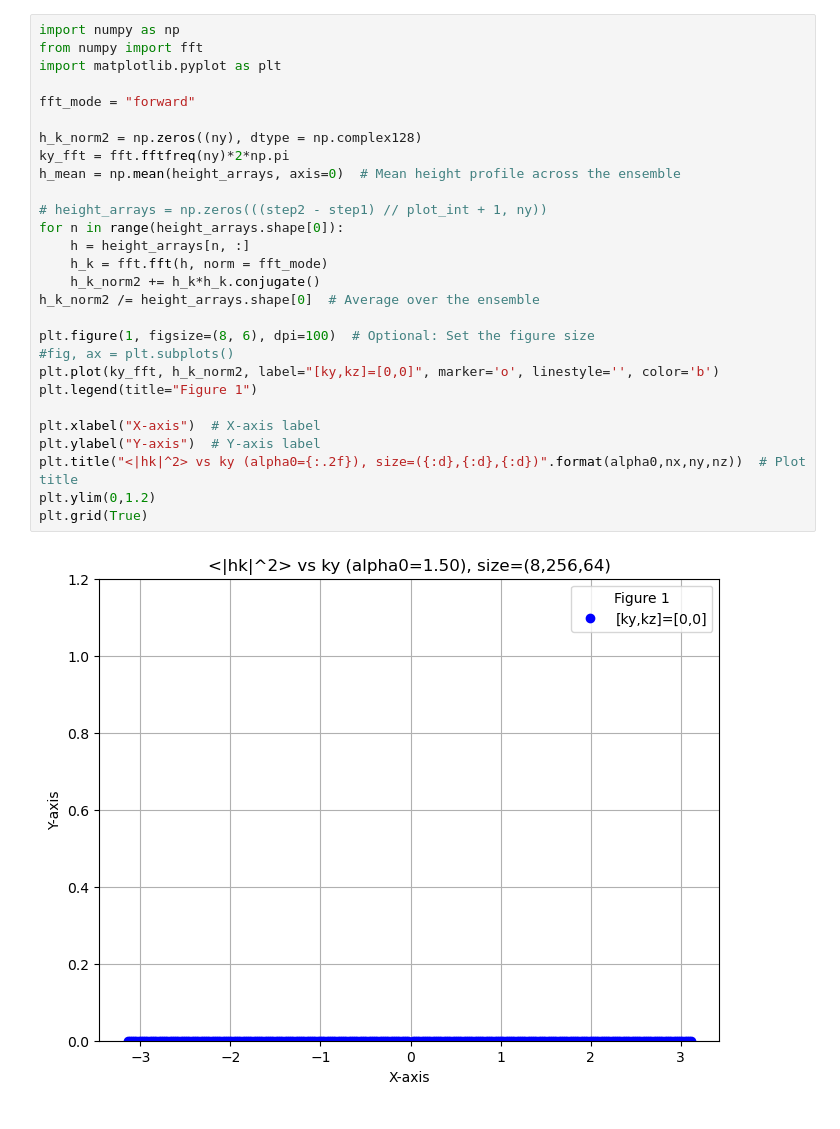
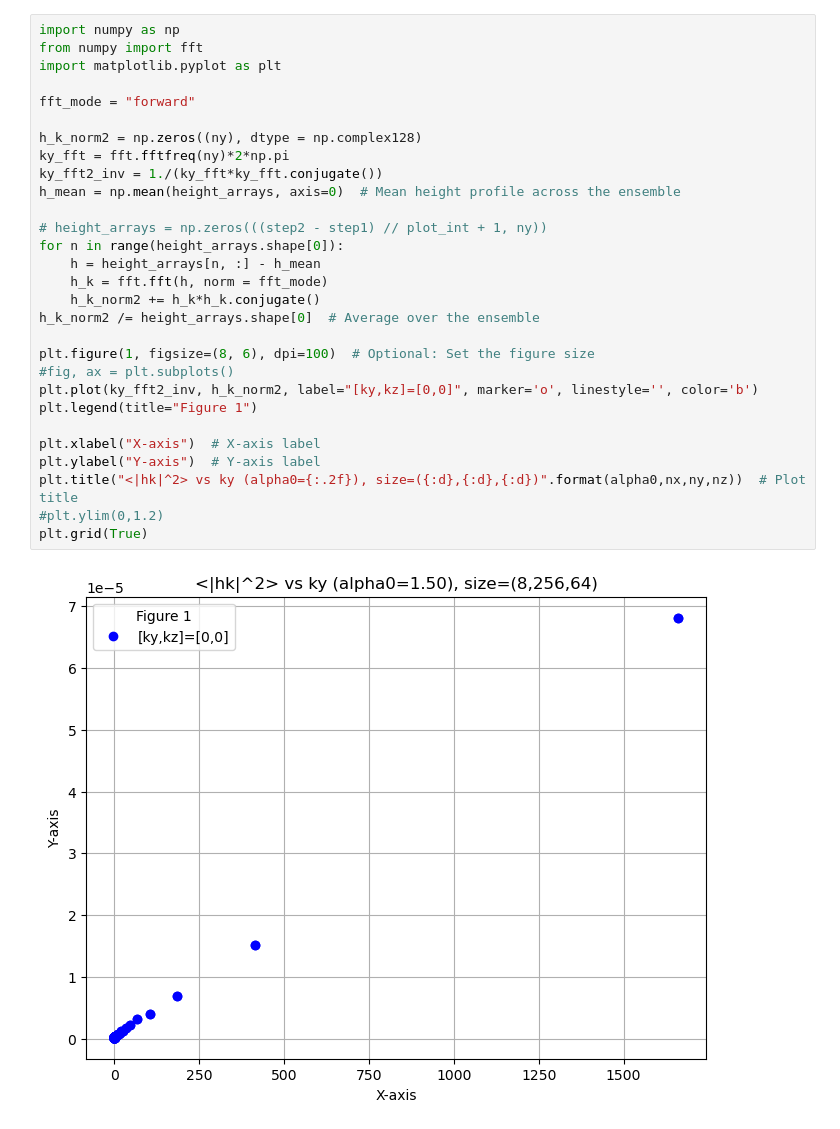
Before and after one commit to MDProject/Binary-Fluctuating-Lattice-Boltzmann, a Jupyter notebook: Flat_Interface.ipynb, the cells around one changed output. Drawn from its saved outputs; the diff is of its cells as text.

```diff
--- a/Flat_Interface.ipynb
+++ b/Flat_Interface.ipynb
@@ -126,30 +155,31 @@ yt : [INFO     ] 2025-06-23 11:30:12,302 Parameters: domain_right_edge         =
 # %%
 import numpy as np
 from numpy import fft
 import matplotlib.pyplot as plt
 
 fft_mode = "forward"
 
 h_k_norm2 = np.zeros((ny), dtype = np.complex128)
 ky_fft = fft.fftfreq(ny)*2*np.pi
+ky_fft2_inv = 1./(ky_fft*ky_fft.conjugate())
 h_mean = np.mean(height_arrays, axis=0)  # Mean height profile across the ensemble
 
 # height_arrays = np.zeros(((step2 - step1) // plot_int + 1, ny))
 for n in range(height_arrays.shape[0]):
-    h = height_arrays[n, :]
+    h = height_arrays[n, :] - h_mean
     h_k = fft.fft(h, norm = fft_mode)
     h_k_norm2 += h_k*h_k.conjugate()
 h_k_norm2 /= height_arrays.shape[0]  # Average over the ensemble
 
 plt.figure(1, figsize=(8, 6), dpi=100)  # Optional: Set the figure size
 #fig, ax = plt.subplots()
-plt.plot(ky_fft, h_k_norm2, label="[ky,kz]=[0,0]", marker='o', linestyle='', color='b')
+plt.plot(ky_fft2_inv, h_k_norm2, label="[ky,kz]=[0,0]", marker='o', linestyle='', color='b')
 plt.legend(title="Figure 1")
 
 plt.xlabel("X-axis")  # X-axis label
 plt.ylabel("Y-axis")  # Y-axis label
 plt.title("<|hk|^2> vs ky (alpha0={:.2f}), size=({:d},{:d},{:d})".format(alpha0,nx,ny,nz))  # Plot title
-plt.ylim(0,1.2)
+#plt.ylim(0,1.2)
 plt.grid(True)
 # %% [output]
-[figure, old version]
+[figure, new version]
```
Also changed, not shown: parts of 8 cells of this notebook, 2 other files.
